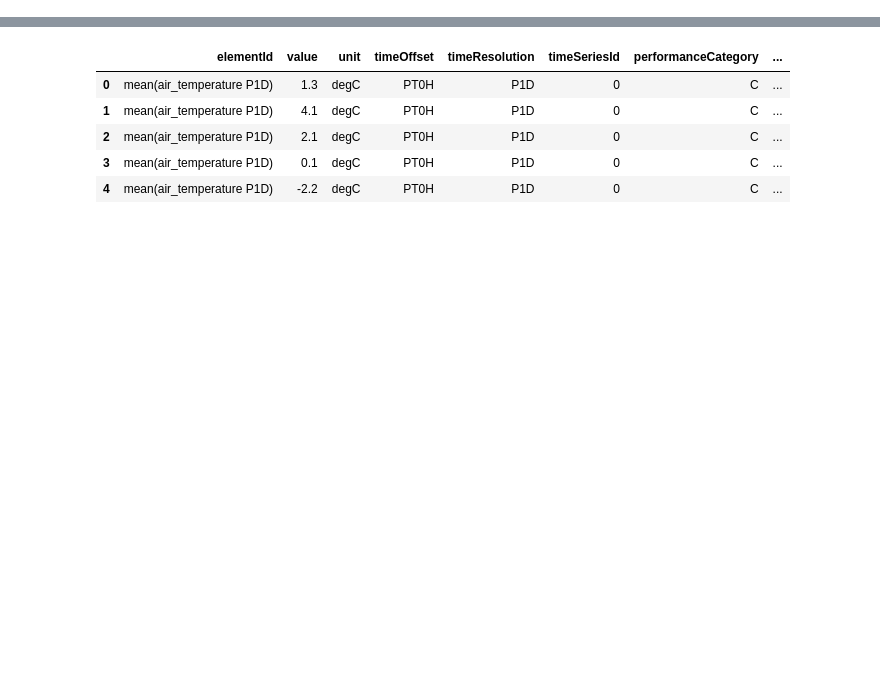
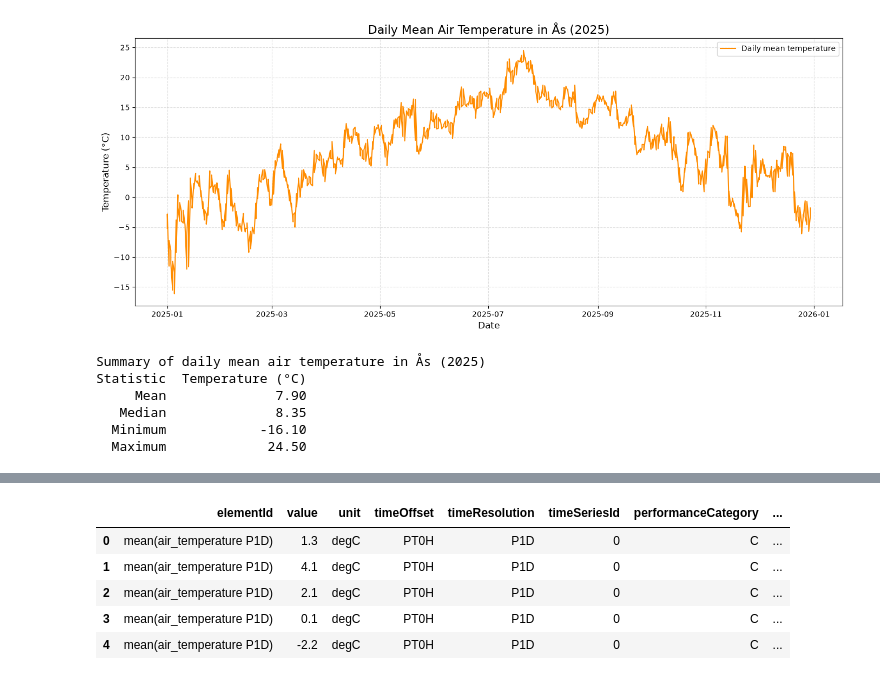
Before and after one commit to Lindaqh/Deliverable1_Uke42, a Jupyter notebook: Deliverable1_Uke42/Deliverable1_Uke42.ipynb, the cells around one changed output, grey strips where cells are left out. Saved outputs shown, nothing was run; the diff lists cells and outputs as text; code cells hidden in the pictures; blank space fills up the shorter version.

```diff
--- a/Deliverable1_Uke42/Deliverable1_Uke42.ipynb
+++ b/Deliverable1_Uke42/Deliverable1_Uke42.ipynb
@@ -68,0 +69,10 @@ def get_weather_data(
+# %%
+# Fetching weather data for 2025 from Frost API
+df_2025 = get_weather_data(
+    station_id="SN17850",
+    elements="mean(air_temperature P1D)",
+    start_date="2025-01-01",
+    end_date="2025-12-31",
+)
+
+display(df_2025.head())
@@ -68,0 +86,49 @@ def get_weather_data(
+# %%
+# Making a plot of the daily mean air temperature in Ås for 2025
+plt.figure(figsize=(14, 6))
+
+plt.plot(
+    pd.to_datetime(df_2025["referenceTime"]),
+    df_2025["value"],
+    color="darkorange",
+    linewidth=1.5,
+    label="Daily mean temperature"
+)
+
+plt.title("Daily Mean Air Temperature in Ås (2025)", fontsize=16)
+plt.xlabel("Date", fontsize=12)
+plt.ylabel("Temperature (°C)", fontsize=12)
+
+plt.grid(True, linestyle="--", alpha=0.4)
+plt.legend()
+plt.tight_layout()
+plt.show()
+# %% [output]
+[figure, added]
+# %%
+# Calculate summary statistics for 2025
+temperature = df_2025["value"]
+
+summary = pd.DataFrame({
+    "Statistic": ["Mean", "Median", "Minimum", "Maximum"],
+    "Temperature (°C)": [
+        temperature.mean(),
+        temperature.median(),
+        temperature.min(),
+        temperature.max()
+    ]
+})
+
+# Round temperatures to two decimal places
+summary["Temperature (°C)"] = summary["Temperature (°C)"].round(2)
+
+# Display the summary table
+print("Summary of daily mean air temperature in Ås (2025)")
+print(summary.to_string(index=False))
+# %% [output]
+Summary of daily mean air temperature in Ås (2025)
+Statistic  Temperature (°C)
+     Mean              7.90
+   Median              8.35
+  Minimum            -16.10
+  Maximum             24.50
```
Also changed, not shown: parts of 14 cells of this notebook.
